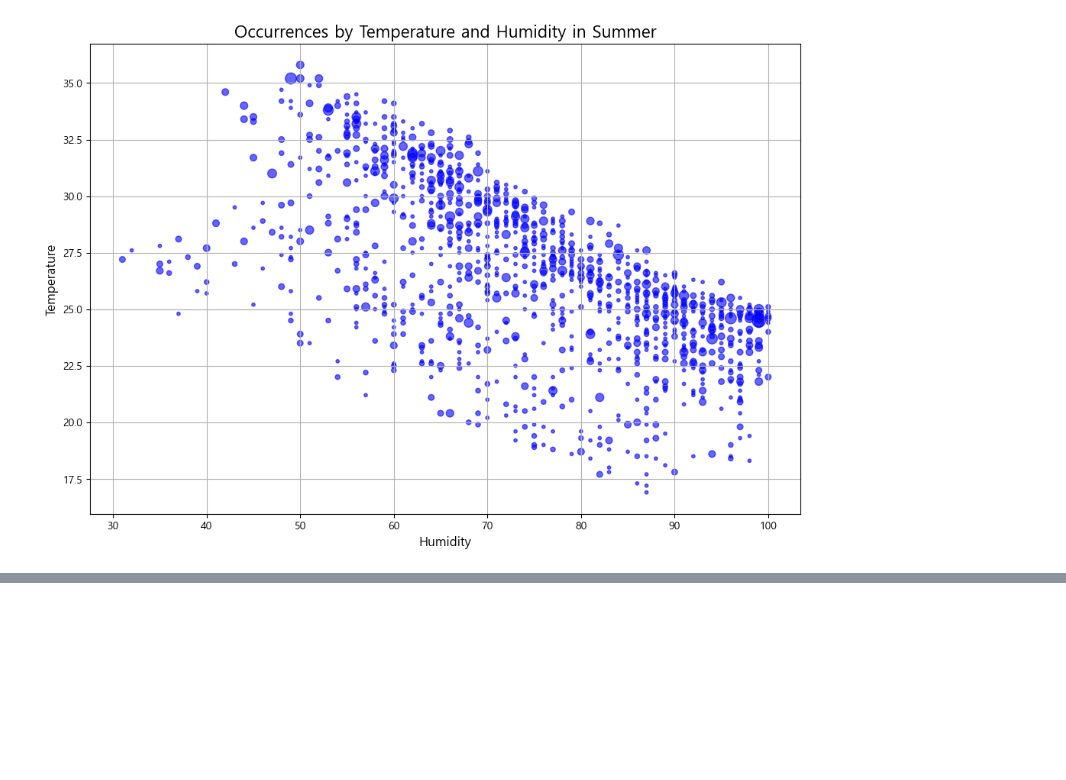
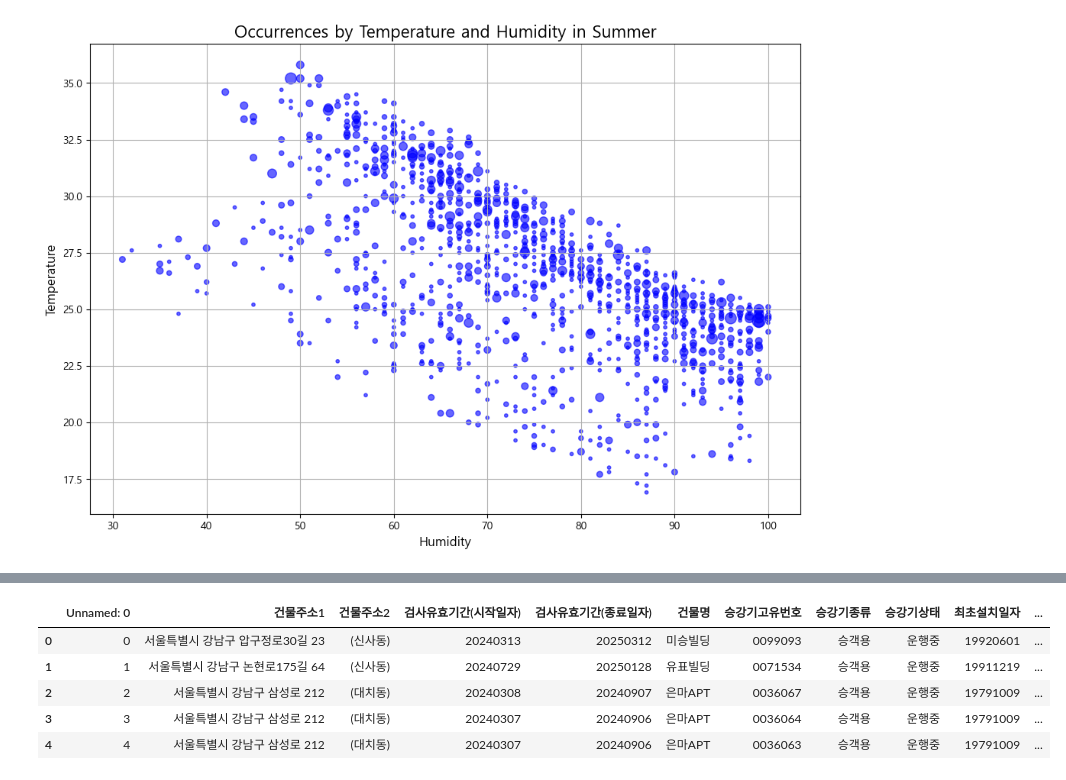
Before and after one commit to asdqew-a11/final, a Jupyter notebook: 재호/소방안전/HJH.ipynb, the cells around one changed output, grey strips where cells are left out. Saved outputs shown, nothing was run; the diff lists cells and outputs as text; code cells hidden in the pictures; blank space fills up the shorter version.

```diff
--- a/재호/소방안전/HJH.ipynb
+++ b/재호/소방안전/HJH.ipynb
@@ -103,0 +228,4 @@ plt.show()
+# %%
+# 필요없는 열 삭제
+
+elevator_clean_drop = elevator_clean.drop(['sido','sigungu','elvtrAsignNo','elvtrDetailForm','elvtrDiv','elvtrForm','inspctInsttNm','installationPlace','liveLoad','mnfcturcpnynm'],axis=1)
@@ -103,0 +241,30 @@ plt.show()
+# %%
+# 컬럼명 변경
+elevator_clean_drop.rename(
+    columns={
+        'address1': '건물주소1',
+        'address2': '건물주소2',
+        'applcBeDt': '검사유효기간(시작일자)',
+        'applcEnDt': '검사유효기간(종료일자)',
+        'buldNm': '건물명',
+        'elevatorNo': '승강기고유번호',  # elevatorNo로 수정
+        'elvtrSttsNm': '승강기상태',
+        'frstInstallationDe': '최초설치일자',
+        'installationDe': '설치일자',
+        'ratedCap': '최대정원',
+        'ratedSpeed': '정격속도',
+        'shuttleFloorCnt': '운행층수'
+    },
+    inplace=True  # 원본 DataFrame에서 직접 변경
+)
+# %%
+elevator_clean_drop.rename(columns={'elvtrKindNm' : '승강기종류'}, inplace=True)
+# %%
+elevator_clean_drop.head()
+# %% [output]
+|  | Unnamed: 0 | 건물주소1 | 건물주소2 | 검사유효기간(시작일자) | 검사유효기간(종료일자) | 건물명 | 승강기고유번호 | 승강기종류 | 승강기상태 | 최초설치일자 | ... |
+| 0 | 0 | 서울특별시 강남구 압구정로30길 23 | (신사동) | 20240313 | 20250312 | 미승빌딩 | 0099093 | 승객용 | 운행중 | 19920601 | ... |
+| 1 | 1 | 서울특별시 강남구 논현로175길 64 | (신사동) | 20240729 | 20250128 | 유표빌딩 | 0071534 | 승객용 | 운행중 | 19911219 | ... |
+| 2 | 2 | 서울특별시 강남구 삼성로 212 | (대치동) | 20240308 | 20240907 | 은마APT | 0036067 | 승객용 | 운행중 | 19791009 | ... |
+| 3 | 3 | 서울특별시 강남구 삼성로 212 | (대치동) | 20240307 | 20240906 | 은마APT | 0036064 | 승객용 | 운행중 | 19791009 | ... |
+| 4 | 4 | 서울특별시 강남구 삼성로 212 | (대치동) | 20240307 | 20240906 | 은마APT | 0036063 | 승객용 | 운행중 | 19791009 | ... |
```
Also changed, not shown: parts of 27 cells of this notebook, 4 other files.
